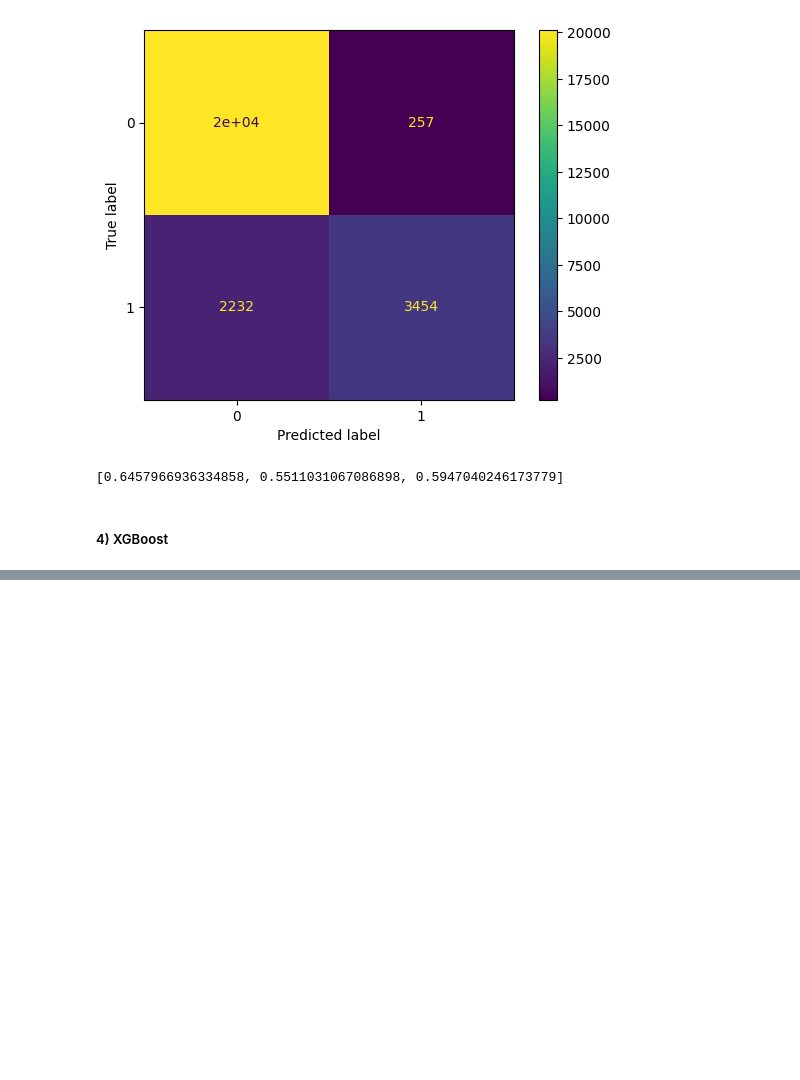
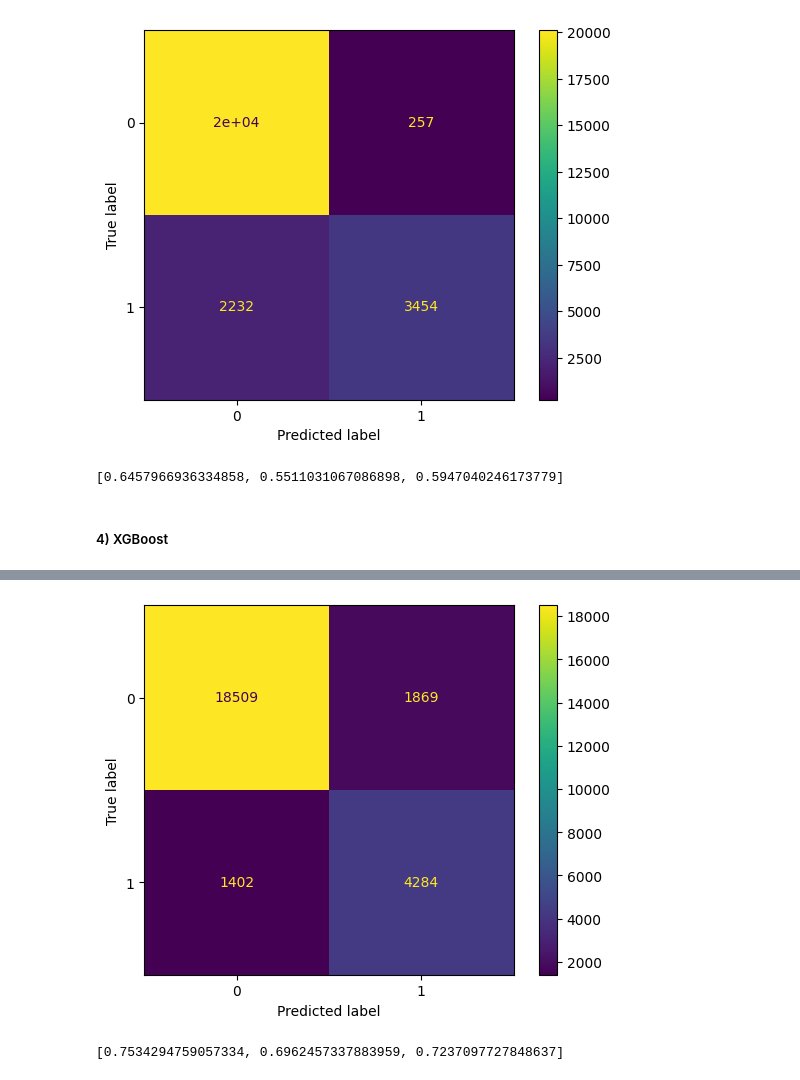
Before and after one commit to Prithvi2310/Loan-Approval-Prediction, a Jupyter notebook: ipynb files/training.ipynb, the cells around one changed output, grey strips where cells are left out. Saved outputs shown, nothing was run; the diff lists cells and outputs as text; code cells hidden in the pictures; blank space fills up the shorter version.

```diff
--- a/ipynb files/training.ipynb
+++ b/ipynb files/training.ipynb
@@ -186,0 +191,3 @@ with open('../models/xgboost.pkl','wb') as f:
+# %%
+weights = {0:1.0, 1:3.0}
+svc = SVC(gamma='scale',class_weight=weights)
@@ -186,0 +198,4 @@ with open('../models/xgboost.pkl','wb') as f:
+# %%
+X_train_pred = svc.predict(X_train)
+# %%
+svc_confusion = confusion_matrix(y_train,X_train_pred)
@@ -186,0 +207,11 @@ with open('../models/xgboost.pkl','wb') as f:
+# %%
+disp = ConfusionMatrixDisplay(svc_confusion)
+disp.plot()
+plt.show()
+# %% [output]
+[figure, added]
+# %%
+svc_metrics = metrics(svc_confusion)
+print(svc_metrics)
+# %% [output]
+[0.7534294759057334, 0.6962457337883959, 0.7237097727848637]
```
Also changed, not shown: parts of 10 cells of this notebook, 2 other files.
